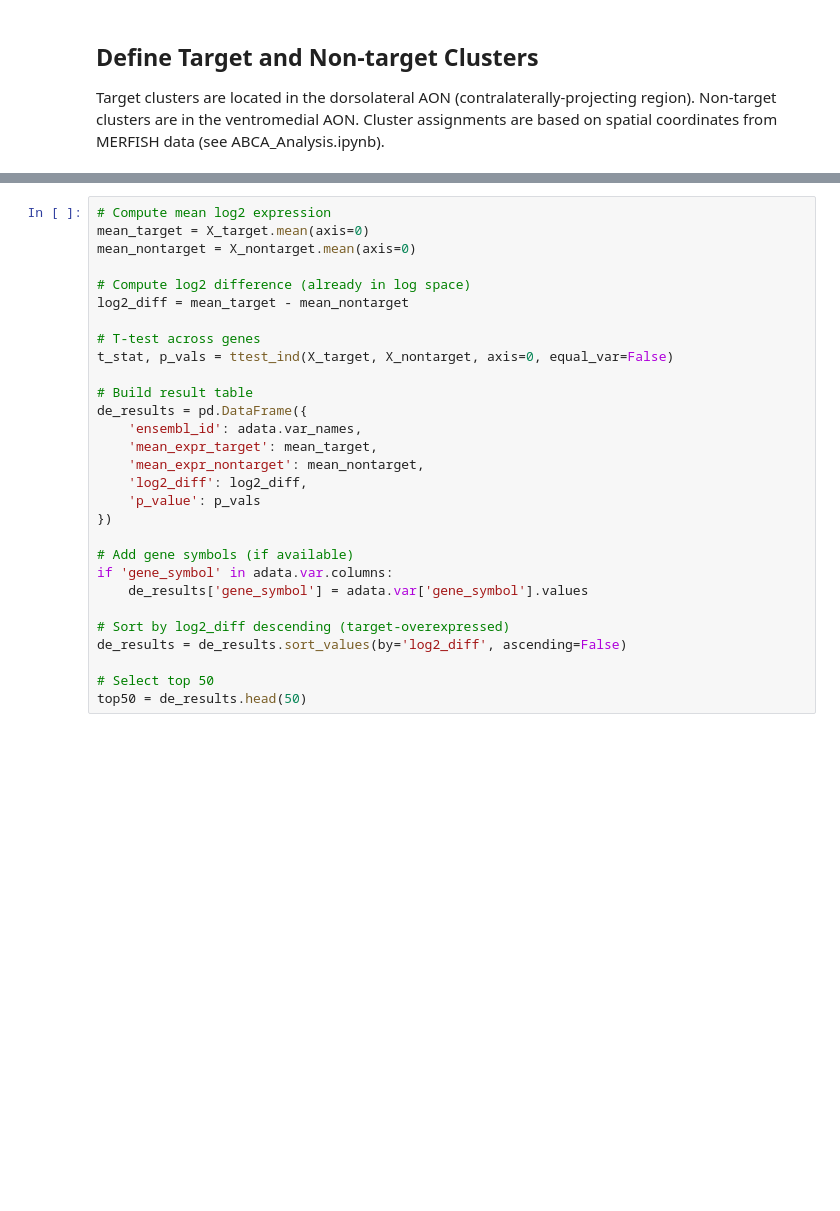
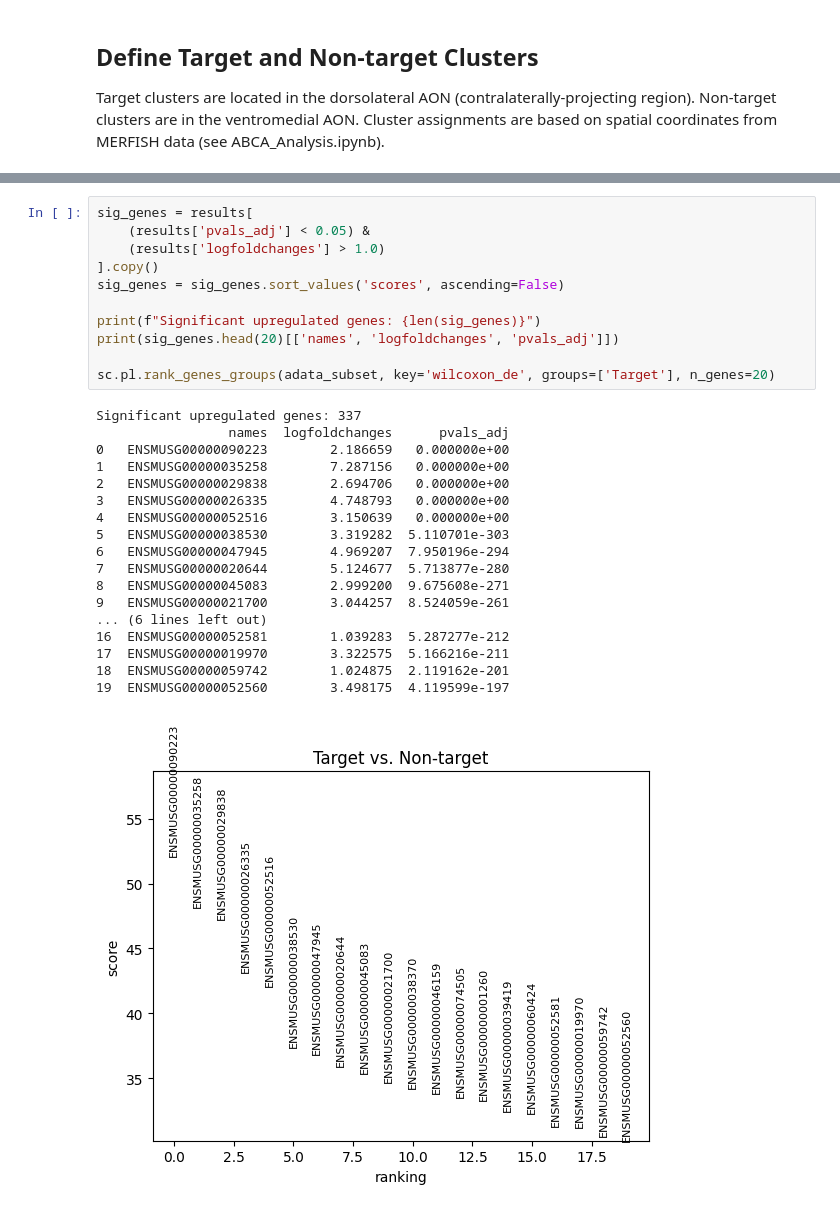
Before and after one commit to tisyasharma/AON_SnRNASeq_TS, a Jupyter notebook: scripts/10x_ClusterAnalysis.ipynb, the cells around one changed output, grey strips where cells are left out. Drawn from its saved outputs; the diff is of its cells as text; blank space fills up the shorter version.

```diff
--- a/scripts/10x_ClusterAnalysis.ipynb
+++ b/scripts/10x_ClusterAnalysis.ipynb
@@ -91,30 +102,31 @@ if hasattr(X_target, "toarray"):
 # %%
-# Compute mean log2 expression
-mean_target = X_target.mean(axis=0)
-mean_nontarget = X_nontarget.mean(axis=0)
+sig_genes = results[
+    (results['pvals_adj'] < 0.05) &
+    (results['logfoldchanges'] > 1.0)
+].copy()
+sig_genes = sig_genes.sort_values('scores', ascending=False)
 
-# Compute log2 difference (already in log space)
-log2_diff = mean_target - mean_nontarget
+print(f"Significant upregulated genes: {len(sig_genes)}")
+print(sig_genes.head(20)[['names', 'logfoldchanges', 'pvals_adj']])
 
-# T-test across genes
-t_stat, p_vals = ttest_ind(X_target, X_nontarget, axis=0, equal_var=False)
-
-# Build result table
-de_results = pd.DataFrame({
-    'ensembl_id': adata.var_names,
-    'mean_expr_target': mean_target,
-    'mean_expr_nontarget': mean_nontarget,
-    'log2_diff': log2_diff,
-    'p_value': p_vals
-})
-
-# Add gene symbols (if available)
-if 'gene_symbol' in adata.var.columns:
-    de_results['gene_symbol'] = adata.var['gene_symbol'].values
-
-# Sort by log2_diff descending (target-overexpressed)
-de_results = de_results.sort_values(by='log2_diff', ascending=False)
-
-# Select top 50
-top50 = de_results.head(50)
+sc.pl.rank_genes_groups(adata_subset, key='wilcoxon_de', groups=['Target'], n_genes=20)
+# %% [output]
+Significant upregulated genes: 337
+                 names  logfoldchanges      pvals_adj
+0   ENSMUSG00000090223        2.186659   0.000000e+00
+1   ENSMUSG00000035258        7.287156   0.000000e+00
+2   ENSMUSG00000029838        2.694706   0.000000e+00
+3   ENSMUSG00000026335        4.748793   0.000000e+00
+4   ENSMUSG00000052516        3.150639   0.000000e+00
+5   ENSMUSG00000038530        3.319282  5.110701e-303
+6   ENSMUSG00000047945        4.969207  7.950196e-294
+7   ENSMUSG00000020644        5.124677  5.713877e-280
+8   ENSMUSG00000045083        2.999200  9.675608e-271
+9   ENSMUSG00000021700        3.044257  8.524059e-261
+... (6 lines left out)
+16  ENSMUSG00000052581        1.039283  5.287277e-212
+17  ENSMUSG00000019970        3.322575  5.166216e-211
+18  ENSMUSG00000059742        1.024875  2.119162e-201
+19  ENSMUSG00000052560        3.498175  4.119599e-197
+[figure, added]
 # %%
```
Also changed, not shown: parts of 5 cells of this notebook.
